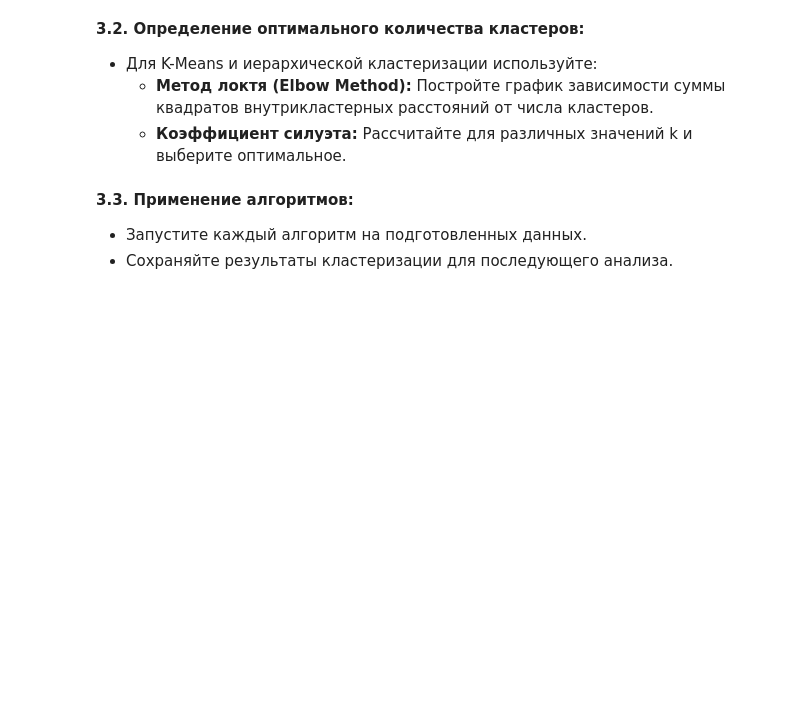
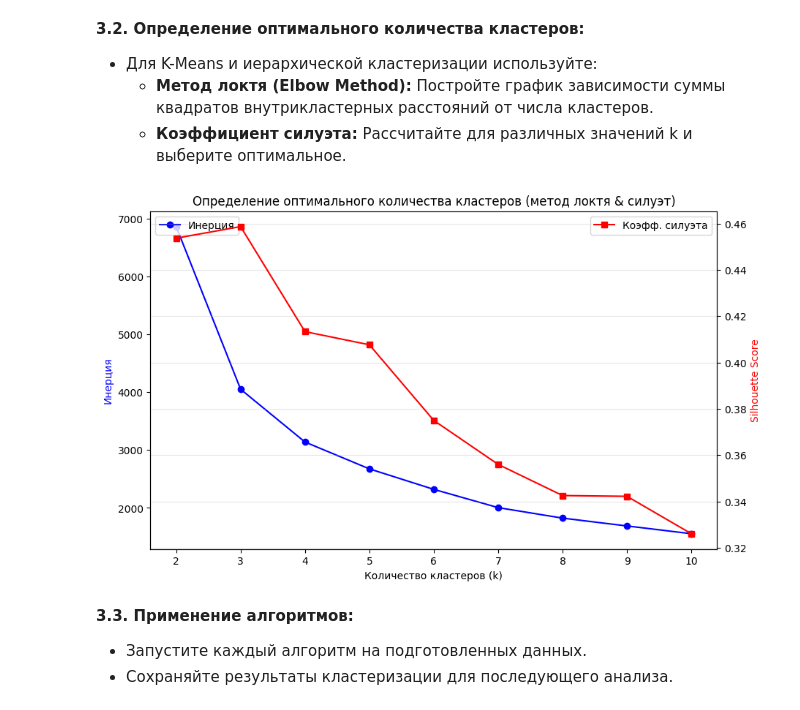
Before and after one commit to GDVevo/ml_uni, a Jupyter notebook: Практическая_работа_№11_Анализ_и_сегментация_клиентов_с_помощью_алгоритмов_кластеризации.ipynb, the cells around one changed output. Saved outputs shown, nothing was run; the diff lists cells and outputs as text; code cells hidden in the pictures; blank space fills up the shorter version.

```diff
--- a/Практическая_работа_№11_Анализ_и_сегментация_клиентов_с_помощью_алгоритмов_кластеризации.ipynb
+++ b/Практическая_работа_№11_Анализ_и_сегментация_клиентов_с_помощью_алгоритмов_кластеризации.ipynb
@@ -381,3 +381,8 @@ fig.show()
 # %%
 # 2.4
 from sklearn.preprocessing import StandardScaler
+
+features = ['Recency', 'Frequency', 'Monetary']
+
+scaler = StandardScaler()
+X_scaled = scaler.fit_transform(rfm_table_cleaned[features])
@@ -402,3 +415,36 @@ from sklearn.preprocessing import StandardScaler
+# %%
+# 3.2
+from sklearn.cluster import KMeans
+from sklearn.metrics import silhouette_score, davies_bouldin_score, calinski_harabasz_score
+
+wcss = []
+silhouettes = []
+k_range = range(2, 11)
+
+for k in k_range:
+    kmeans = KMeans(n_clusters=k, random_state=42, n_init=10)
+    labels = kmeans.fit_predict(X_scaled)
+    wcss.append(kmeans.inertia_)
+    silhouettes.append(silhouette_score(X_scaled, labels))
+
+fig, ax1 = plt.subplots(figsize=(10, 6))
+ax2 = ax1.twinx()
+ax1.plot(k_range, wcss, 'b-o', label='Инерция')
+ax2.plot(k_range, silhouettes, 'r-s', label='Коэфф. силуэта')
+ax1.set_xlabel('Количество кластеров (k)')
+ax1.set_ylabel('Инерция', color='b')
+ax2.set_ylabel('Silhouette Score', color='r')
+plt.title('Определение оптимального количества кластеров (метод локтя & силуэт)')
+ax1.legend(loc='upper left')
+ax2.legend(loc='upper right')
+plt.grid(True, alpha=0.3)
+plt.show()
+
+# на графике видно, что значения убывают после k=3 или k=4, однако коэфф. силуэта достигается максимума на k=3.
+# Для дальнейших шагов выберем k = 3.
+optimal_k = 3
+# %% [output]
+[figure, added]
 # %% [markdown]
 **3.3. Применение алгоритмов:**
 
```
Also changed, not shown: parts of 10 cells of this notebook.
